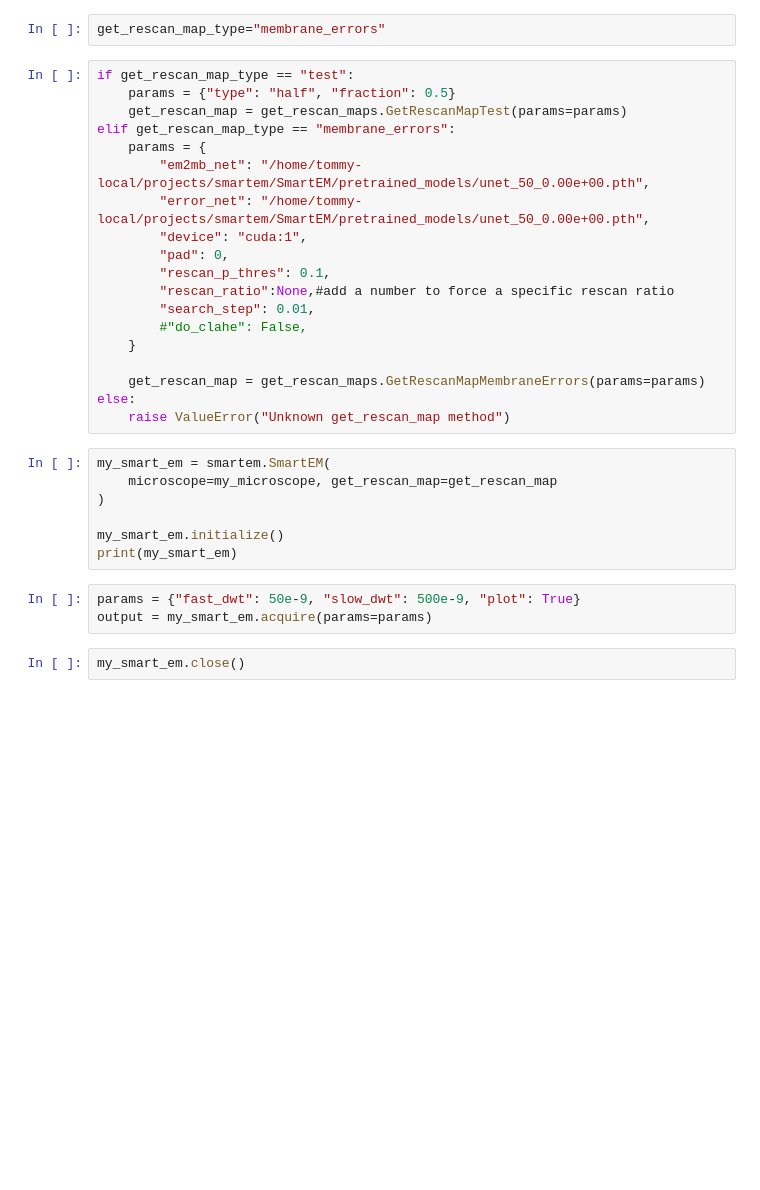
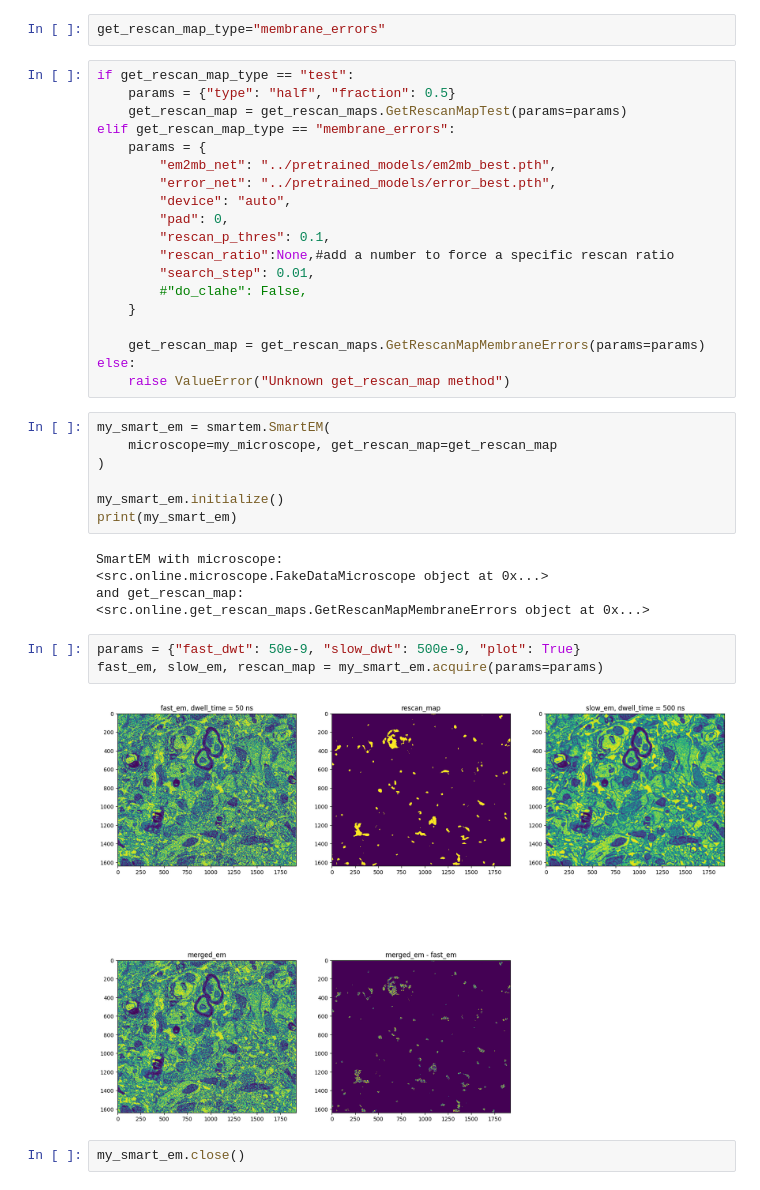
Before and after one commit to cfpark00/SmartEM, a Jupyter notebook: examples/smart_em_interactive.ipynb, the cells around one changed output. Cells and saved outputs as stored; diff of their text form; blank space fills up the shorter version.

```diff
--- a/examples/smart_em_interactive.ipynb
+++ b/examples/smart_em_interactive.ipynb
@@ -35,9 +37,9 @@ if get_rescan_map_type == "test":
     get_rescan_map = get_rescan_maps.GetRescanMapTest(params=params)
 elif get_rescan_map_type == "membrane_errors":
     params = {
-        "em2mb_net": "/home/tommy-local/projects/smartem/SmartEM/pretrained_models/unet_50_0.00e+00.pth",
-        "error_net": "/home/tommy-local/projects/smartem/SmartEM/pretrained_models/unet_50_0.00e+00.pth",
-        "device": "cuda:1",
+        "em2mb_net": "../pretrained_models/em2mb_best.pth",
+        "error_net": "../pretrained_models/error_best.pth",
+        "device": "auto",
         "pad": 0,
         "rescan_p_thres": 0.1,
         "rescan_ratio":None,#add a number to force a specific rescan ratio
@@ -55,8 +57,15 @@ my_smart_em = smartem.SmartEM(
 
 my_smart_em.initialize()
 print(my_smart_em)
+# %% [output]
+SmartEM with microscope:
+<src.online.microscope.FakeDataMicroscope object at 0x...>
+and get_rescan_map:
+<src.online.get_rescan_maps.GetRescanMapMembraneErrors object at 0x...>
 # %%
 params = {"fast_dwt": 50e-9, "slow_dwt": 500e-9, "plot": True}
-output = my_smart_em.acquire(params=params)
+fast_em, slow_em, rescan_map = my_smart_em.acquire(params=params)
+# %% [output]
+[figure, added]
 # %%
 my_smart_em.close()
```
Also changed, not shown: parts of 1 cell of this notebook, 1 other file.
